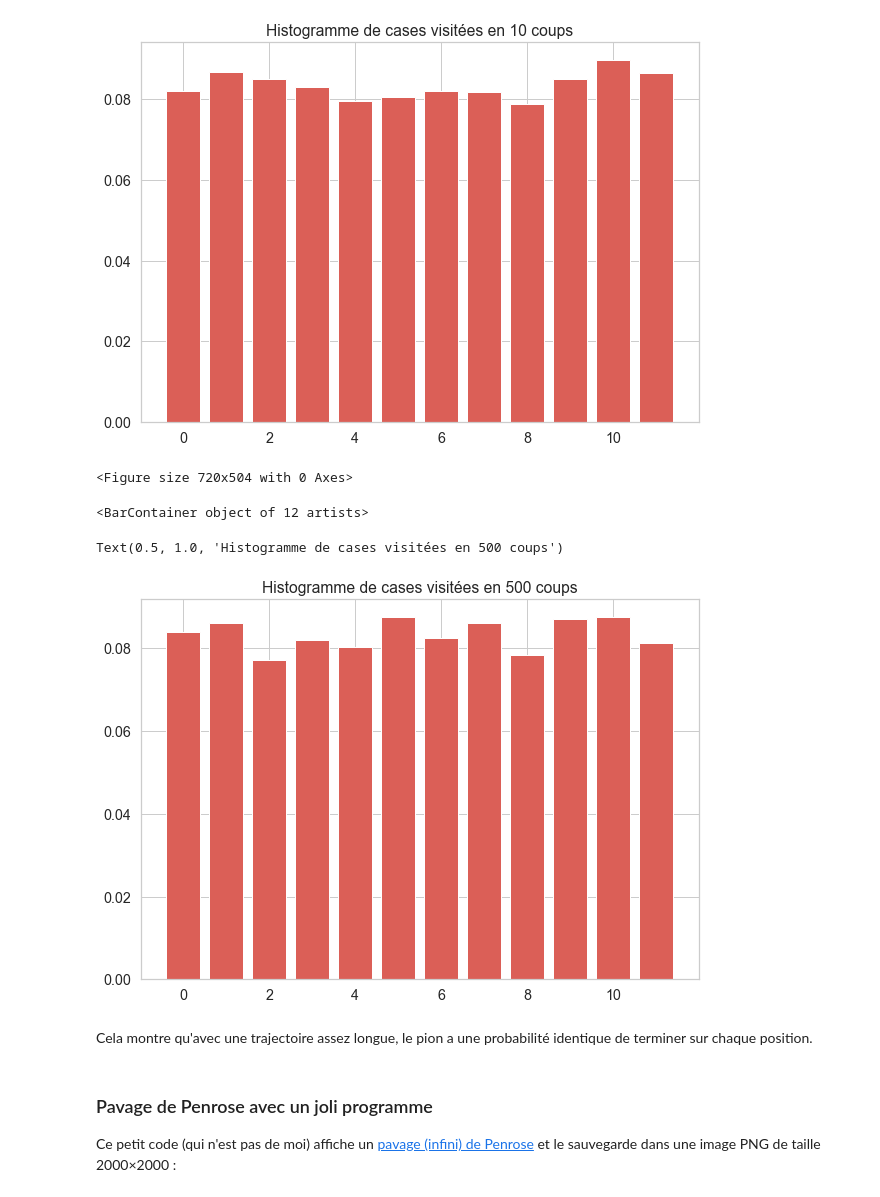
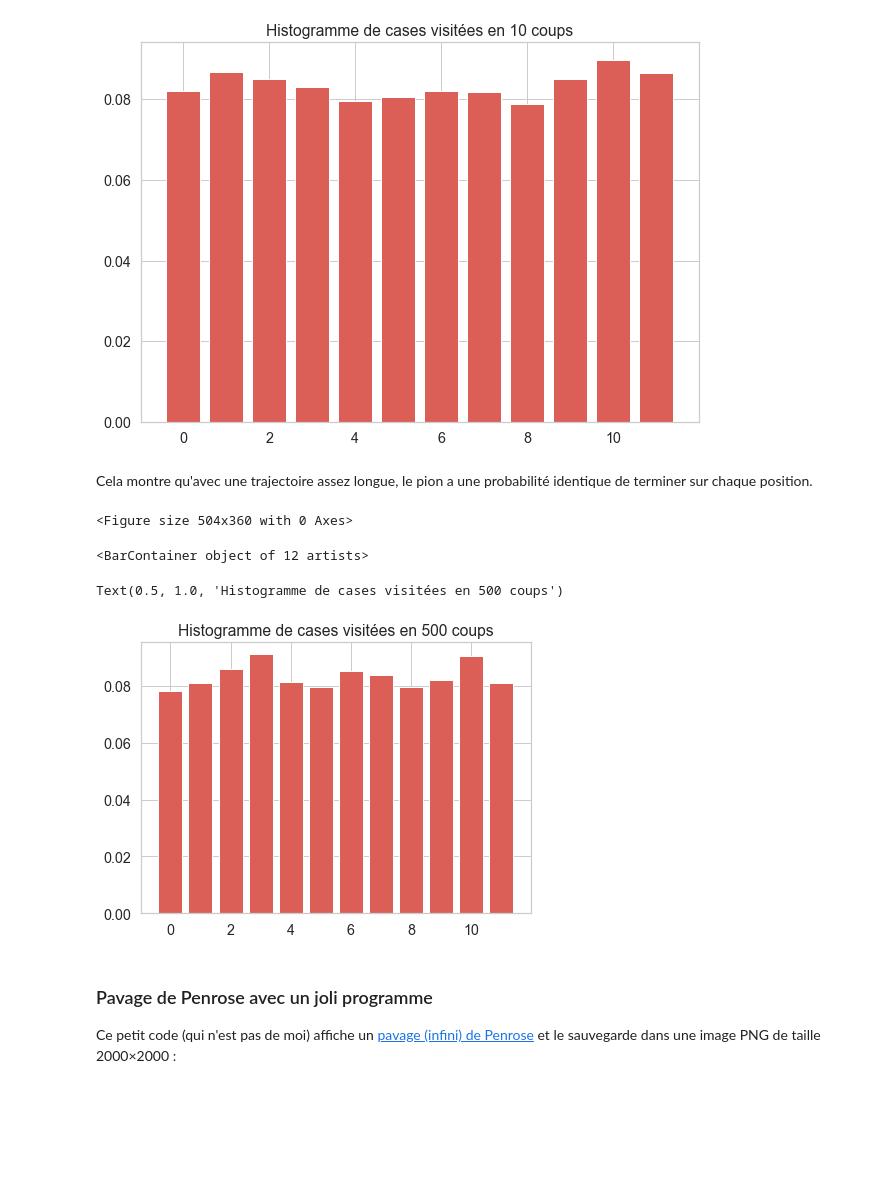
Before and after one commit to Naereen/Tutoriel-notebooks-Jupyter-a-Didapro-8-Lille-fevrier-2020, a Jupyter notebook: Introduction aux notebooks Jupyter.ipynb, the cells around one changed output. Drawn from its saved outputs; the diff is of its cells as text; code cells hidden in the pictures; blank space fills up the shorter version.

```diff
--- a/Introduction aux notebooks Jupyter.ipynb
+++ b/Introduction aux notebooks Jupyter.ipynb
@@ -175,8 +182,6 @@ On peut ensuite réaliser des histogrammes des 12 valeurs possibles pour $Y_n$,
 # %%
 def histogramme(duree, repetitions=10000):
     cases = [Yn(duree) for _ in range(repetitions)]
-    frequences = np.bincount(cases, minlength=case_max)
-    # aussi a la main si besoin
     frequences = [0] * case_max
     for case in cases:
         frequences[case] += 1
@@ -214,19 +219,19 @@ plt.show()
 <BarContainer object of 12 artists>
 Text(0.5, 1.0, 'Histogramme de cases visitées en 10 coups')
 [figure]
-# %%
-n = 500
-plt.figure(figsize=(10,7))
-plt.bar(np.arange(case_max), histogramme(n))
-plt.title("Histogramme de cases visitées en " + str(n) + " coups")
-plt.show()
-# %% [output]
-<Figure size 720x504 with 0 Axes>
-<BarContainer object of 12 artists>
-Text(0.5, 1.0, 'Histogramme de cases visitées en 500 coups')
-[figure, removed]
 # %% [markdown]
 Cela montre qu'avec une trajectoire assez longue, le pion a une probabilité identique de terminer sur chaque position.
+# %%
+n = 500
+plt.figure(figsize=(7,5))
+plt.bar(np.arange(case_max), histogramme(n))
+plt.title("Histogramme de cases visitées en " + str(n) + " coups")
+plt.show()
+# %% [output]
+<Figure size 504x360 with 0 Axes>
+<BarContainer object of 12 artists>
+Text(0.5, 1.0, 'Histogramme de cases visitées en 500 coups')
+[figure, added]
 # %% [markdown]
 ### Pavage de Penrose avec un joli programme
 
```
Also changed, not shown: parts of 23 cells of this notebook.
